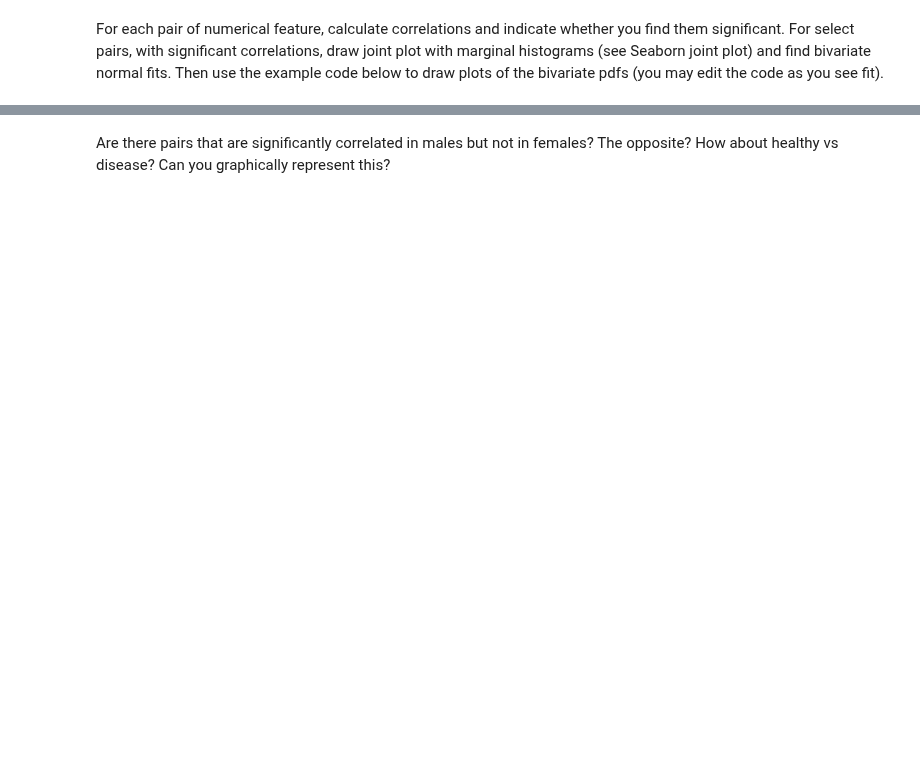
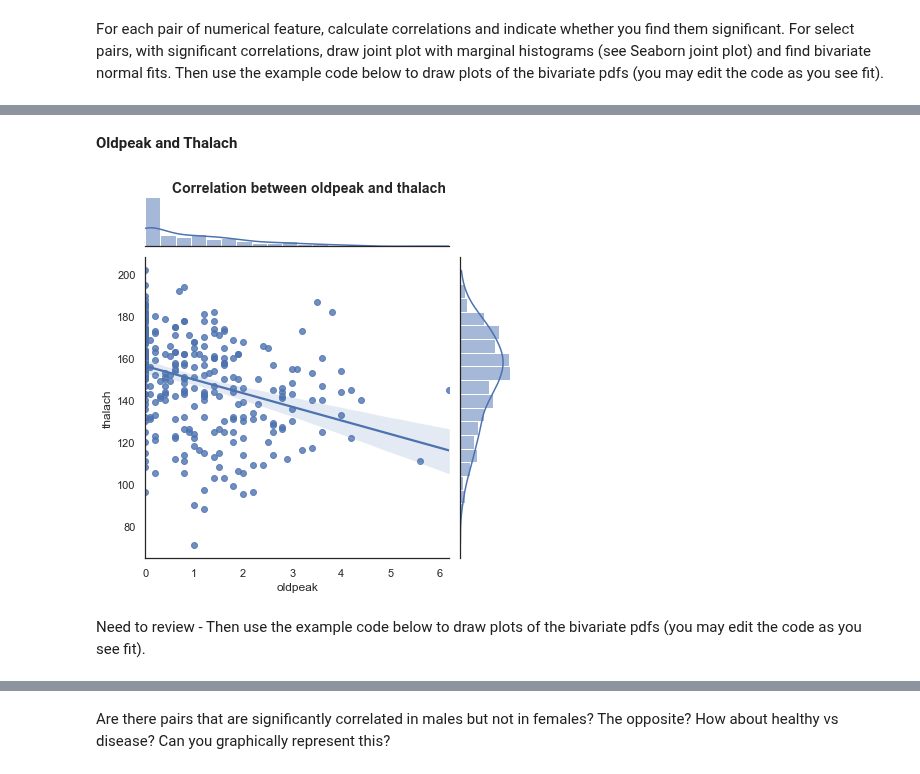
Before and after one commit to Oren-Ben/IDC, a Jupyter notebook: statistics/third_ex/204079453_205714447.ipynb, the cells around one changed output, grey strips where cells are left out. Drawn from its saved outputs; the diff is of its cells as text; code cells hidden in the pictures; blank space fills up the shorter version.

```diff
--- a/statistics/third_ex/204079453_205714447.ipynb
+++ b/statistics/third_ex/204079453_205714447.ipynb
@@ -270,0 +327,12 @@ For each pair of numerical feature, calculate correlations and indicate whether
+# %% [markdown]
+<b>Oldpeak and Thalach</b>
+# %%
+sns.set_theme(style="white")
+p =  sns.jointplot(x='oldpeak', y='thalach', data=df_num,marginal_kws=dict(bins=20), kind='reg')
+p.fig.suptitle("Correlation between oldpeak and thalach",fontsize = 14, fontweight='bold')
+p.fig.subplots_adjust(top=0.95)
+plt.show()
+# %% [output]
+[figure, added]
+# %% [markdown]
+ Need to review - Then use the example code below to draw plots of the bivariate pdfs (you may edit the code as you see fit).
```
Also changed, not shown: parts of 29 cells of this notebook.
